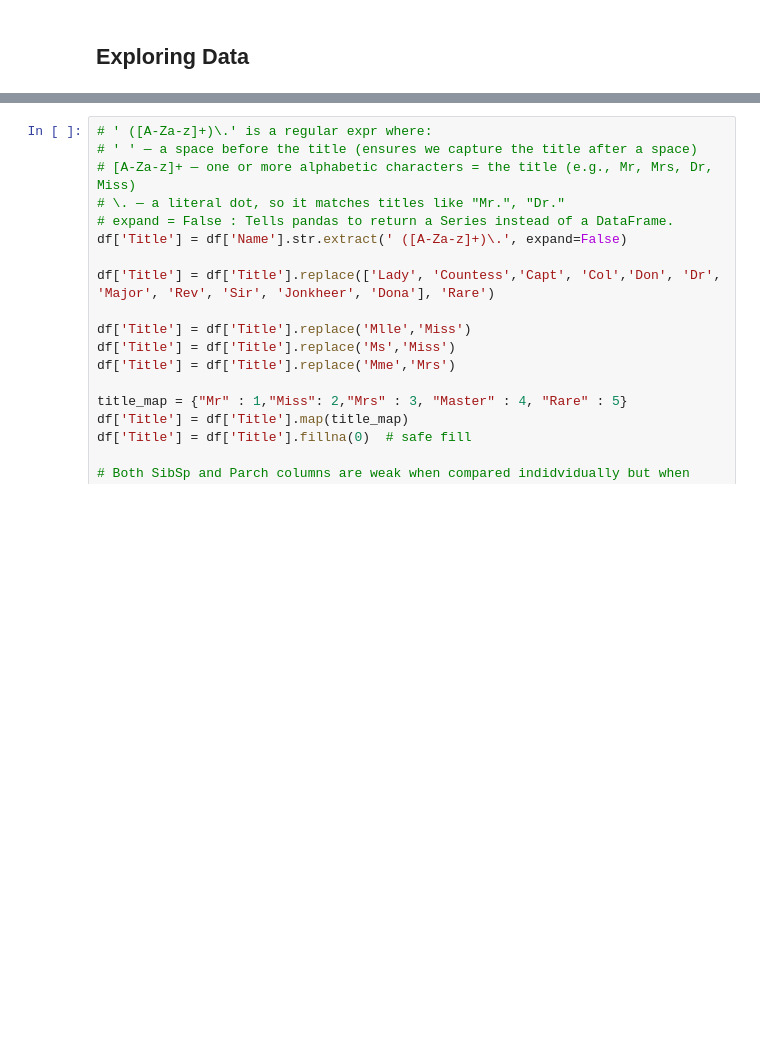
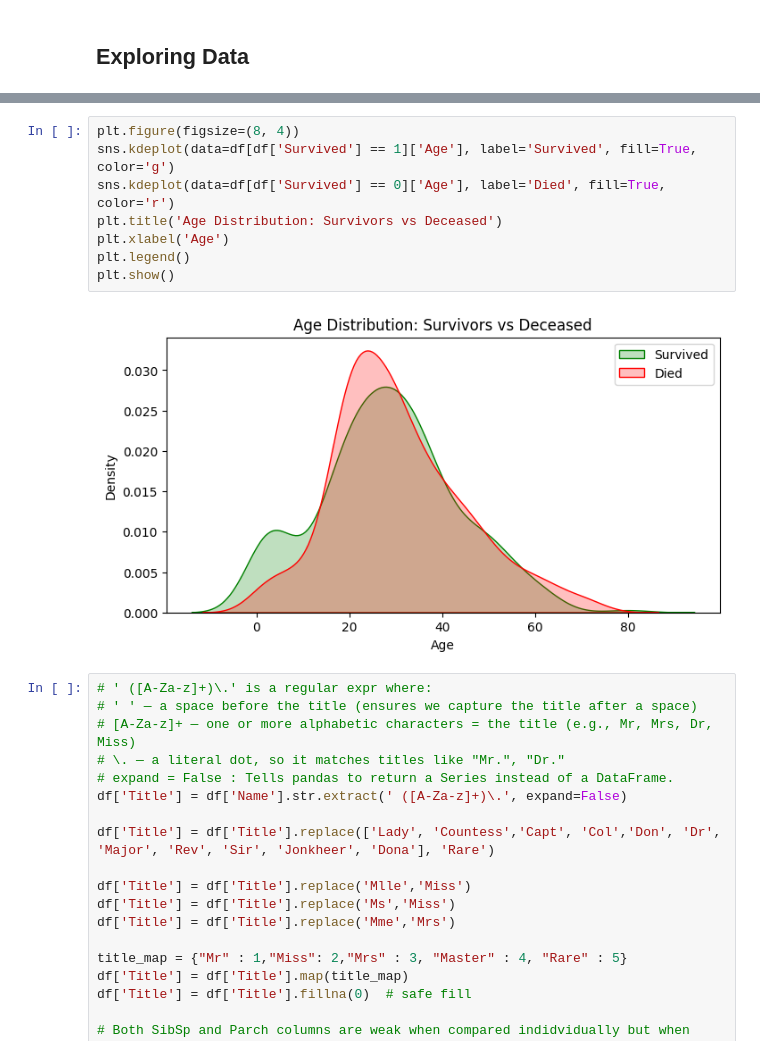
Before and after one commit to Lohi712/Titanic_prediction, a Jupyter notebook: titanic_main.ipynb, the cells around one changed output, grey strips where cells are left out. Saved outputs shown, nothing was run; the diff lists cells and outputs as text; blank space fills up the shorter version.

```diff
--- a/titanic_main.ipynb
+++ b/titanic_main.ipynb
@@ -41,3 +62,13 @@ dtype: int64
+# %%
+plt.figure(figsize=(8, 4))
+sns.kdeplot(data=df[df['Survived'] == 1]['Age'], label='Survived', fill=True, color='g')
+sns.kdeplot(data=df[df['Survived'] == 0]['Age'], label='Died', fill=True, color='r')
+plt.title('Age Distribution: Survivors vs Deceased')
+plt.xlabel('Age')
+plt.legend()
+plt.show()
+# %% [output]
+[figure, added]
 # %%
 # ' ([A-Za-z]+)\.' is a regular expr where:
 # ' ' — a space before the title (ensures we capture the title after a space)
```
Also changed, not shown: parts of 5 cells of this notebook, 1 other file.
